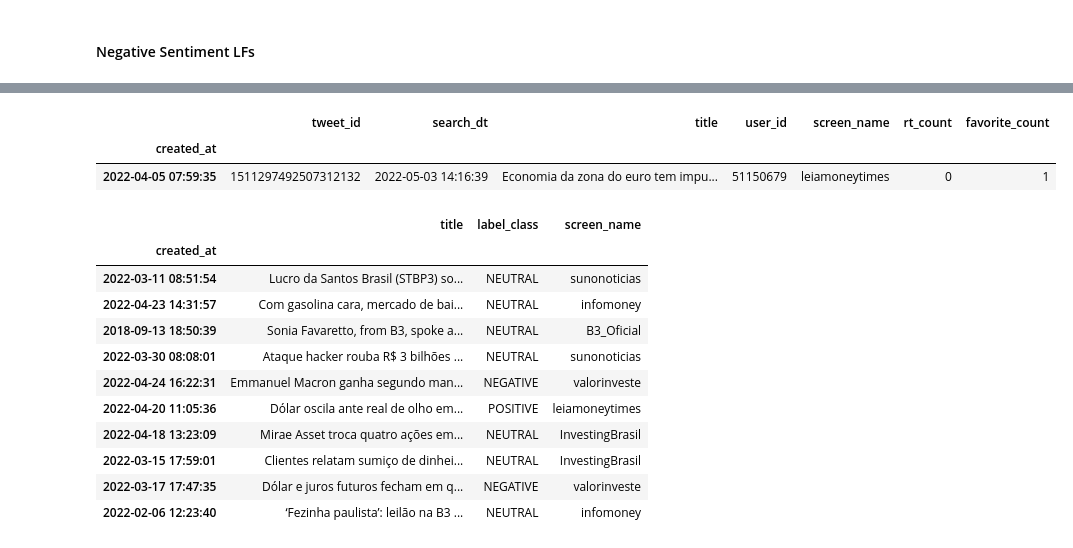
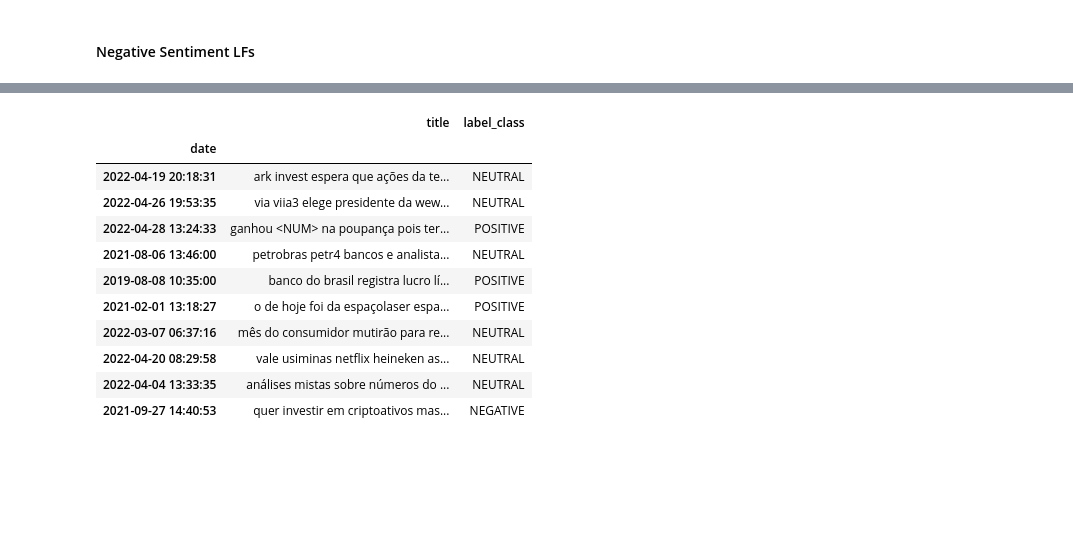
Before and after one commit to mso13/Mestrado_PPGI, a Jupyter notebook: src/sentiment_classifier/Snorkel Sentiment Classifier.ipynb, the cells around one changed output, grey strips where cells are left out. Saved outputs shown, nothing was run; the diff lists cells and outputs as text; code cells hidden in the pictures; blank space fills up the shorter version.

```diff
--- a/src/sentiment_classifier/Snorkel Sentiment Classifier.ipynb
+++ b/src/sentiment_classifier/Snorkel Sentiment Classifier.ipynb
@@ -270,0 +304,43 @@ df.rename(columns={'text': 'title'}, inplace=True)
+# %%
+# combine all the labeling functions
+
+df = df_full_preprocessed.copy()
+
+df = df[['title']]
+
+lfs = [
+       lf_news_good_adjs,
+       lf_happiness_words,
+       lf_news_good_verbs,
+       lf_regex_dividendos,
+       lf_regex_resultado_positivo,
+       lf_news_bad_adjs,
+       lf_sadness_words,
+       lf_news_bad_verbs,
+       lf_regex_resultado_negativo]
+
+
+# apply the label model
+applier = PandasLFApplier(lfs=lfs)
+
+label_model = LabelModel(cardinality=len(categories),
+                         device='cpu',
+                         verbose=False)
+
+# apply the lfs on the dataframe
+L_train = applier.apply(df=df,
+                        progress_bar=False)
+
+# fit on the data
+label_model.fit(L_train,
+                n_epochs=500,
+                log_freq=100,
+                seed=123)
+
+# predict and create the labels
+df['label'] = label_model.predict(L=L_train,
+                                  tie_break_policy='abstain').astype(str)
+
+# Convert Labels to Real classes
+dict_map = {'-1': 'NEUTRAL', '1': 'POSITIVE', '0': 'NEGATIVE'}
+df['label_class'] = df['label'].map(dict_map)
@@ -271,6 +365,15 @@ df.rename(columns={'text': 'title'}, inplace=True)
 # %%
-df.sample(1)
+df[['title', 'label_class']].sample(10)
 # %% [output]
-|  | tweet_id | search_dt | title | user_id | screen_name | rt_count | favorite_count |
-| created_at |  |  |  |  |  |  |  |
-| 2022-04-05 07:59:35 | 1511297492507312132 | 2022-05-03 14:16:39 | Economia da zona do euro tem impu... | 51150679 | leiamoneytimes | 0 | 1 |
+|  | title | label_class |
+| date |  |  |
+| 2022-04-19 20:18:31 | ark invest espera que ações da te... | NEUTRAL |
+| 2022-04-26 19:53:35 | via viia3 elege presidente da wew... | NEUTRAL |
+| 2022-04-28 13:24:33 | ganhou <NUM> na poupança pois ter... | POSITIVE |
+| 2021-08-06 13:46:00 | petrobras petr4 bancos e analista... | NEUTRAL |
+| 2019-08-08 10:35:00 | banco do brasil registra lucro lí... | POSITIVE |
+| 2021-02-01 13:18:27 | o de hoje foi da espaçolaser espa... | POSITIVE |
+| 2022-03-07 06:37:16 | mês do consumidor mutirão para re... | NEUTRAL |
+| 2022-04-20 08:29:58 | vale usiminas netflix heineken as... | NEUTRAL |
+| 2022-04-04 13:33:35 | análises mistas sobre números do ... | NEUTRAL |
+| 2021-09-27 14:40:53 | quer investir em criptoativos mas... | NEGATIVE |
@@ -304,18 +380,3 @@ df['label_class'] = df['label'].map(dict_map)
-# %%
-df[['title', 'label_class', 'screen_name']].sample(10)
-# %% [output]
-|  | title | label_class | screen_name |
-| created_at |  |  |  |
-| 2022-03-11 08:51:54 | Lucro da Santos Brasil (STBP3) so... | NEUTRAL | sunonoticias |
-| 2022-04-23 14:31:57 | Com gasolina cara, mercado de bai... | NEUTRAL | infomoney |
-| 2018-09-13 18:50:39 | Sonia Favaretto, from B3, spoke a... | NEUTRAL | B3_Oficial |
-| 2022-03-30 08:08:01 | Ataque hacker rouba R$ 3 bilhões ... | NEUTRAL | sunonoticias |
-| 2022-04-24 16:22:31 | Emmanuel Macron ganha segundo man... | NEGATIVE | valorinveste |
-| 2022-04-20 11:05:36 | Dólar oscila ante real de olho em... | POSITIVE | leiamoneytimes |
-| 2022-04-18 13:23:09 | Mirae Asset troca quatro ações em... | NEUTRAL | InvestingBrasil |
-| 2022-03-15 17:59:01 | Clientes relatam sumiço de dinhei... | NEUTRAL | InvestingBrasil |
-| 2022-03-17 17:47:35 | Dólar e juros futuros fecham em q... | NEGATIVE | valorinveste |
-| 2022-02-06 12:23:40 | ‘Fezinha paulista’: leilão na B3 ... | NEUTRAL | infomoney |
 # %%
 #Filtering out unlabeled data points
 df = df.loc[df.label_class.isin(['POSITIVE', 'NEGATIVE']), :]
```
Also changed, not shown: parts of 18 cells of this notebook.
